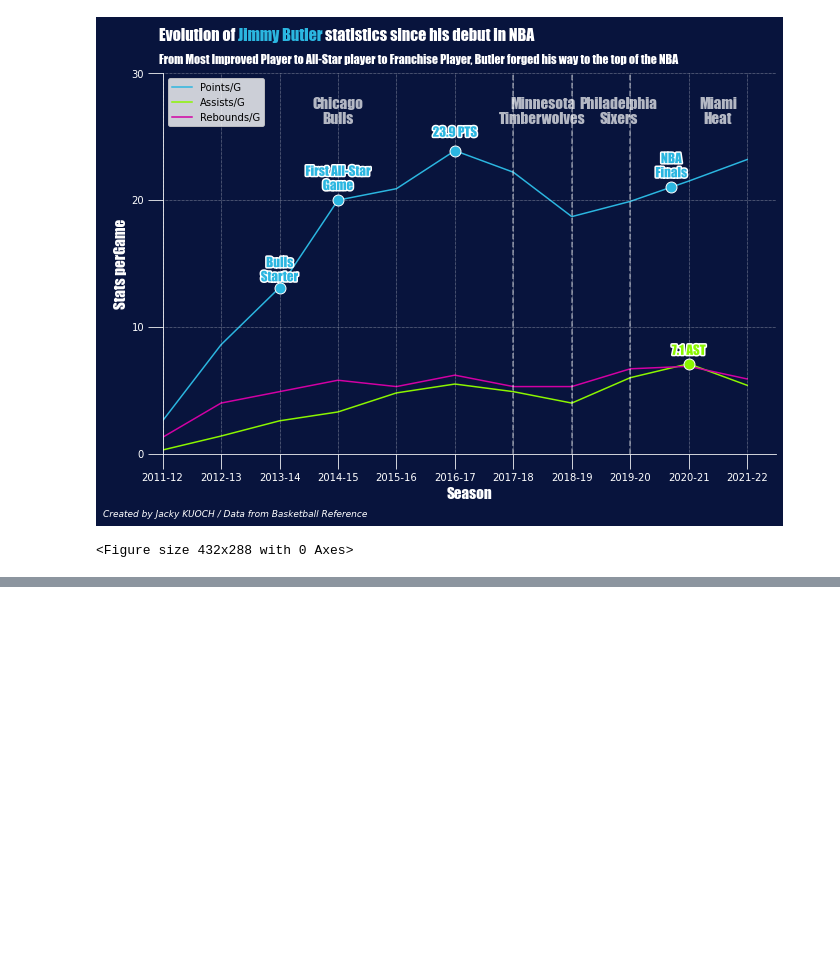
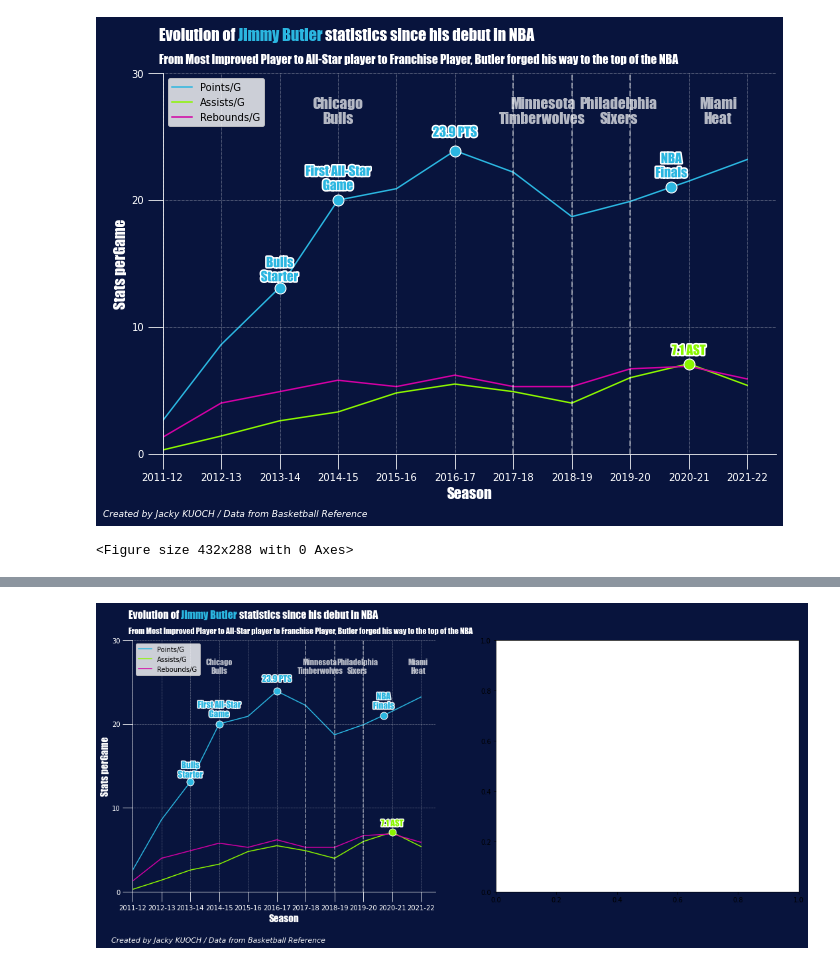
Before and after one commit to JackyKch/JimmyButler, a Jupyter notebook: coding/career_stats.ipynb, the cells around one changed output, grey strips where cells are left out. Drawn from its saved outputs; the diff is of its cells as text; code cells hidden in the pictures; blank space fills up the shorter version.

```diff
--- a/coding/career_stats.ipynb
+++ b/coding/career_stats.ipynb
@@ -136,0 +212,91 @@ plt.tight_layout()
+# %%
+fig,axs = plt.subplots(1,2,figsize = (18,7))
+
+#Add grid to the plot
+axs[0].grid(ls="dotted", lw="0.5", color="w", zorder=1)
+
+hfont = {'fontname':'Impact'}
+
+#Change the background color
+fig.set_facecolor("#08143D")
+axs[0].patch.set_facecolor("#08143D")
+
+#Change the ticks color
+axs[0].tick_params(colors="w", length=15)
+
+#Change the axes color
+axs[0].spines['bottom'].set_color("w")
+axs[0].spines['top'].set_visible(False)
+axs[0].spines['right'].set_visible(False)
+axs[0].spines['left'].set_color("w")
+
+# Plot the differents stats
+axs[0].plot(df['Season'], df['PTS'], zorder=0, color="#2bb6e0", label = "Points/G")
+axs[0].plot(df['Season'], df['AST'], zorder=0, color="#8BF600", label = "Assists/G")
+axs[0].plot(df['Season'], df['TRB'], zorder=0, color="#D200A4", label = "Rebounds/G")
+#plt.plot(df['Season'], df['FT'], zorder=0, color="#03D9E3", label = "FT/G")
+
+# Set the ticks
+plt.sca(axs[0])
+plt.yticks([0,10,20,30])
+axs[0].set_ylim(0,30)
+plt.xlim(xmin='2011-12')
+
+# Axes Label
+axs[0].set_xlabel("Season", color="w", fontsize=15 , **hfont)
+axs[0].set_ylabel("Stats perGame", color="w", fontsize=15 , **hfont)
+
+# Title and credits
+fig_text(0.12,0.97, s="Evolution of <Jimmy Butler> statistics since his debut in NBA\n", highlight_textprops=[{"color": '#2bb6e0'}], fontsize = 16, fontweight = "bold", color = "w", **hfont)
+fig.text(0.12,0.9, "From Most Improved Player to All-Star player to Franchise Player, Butler forged his way to the top of the NBA", fontsize = 12, fontweight="light", color = "w", **hfont)
+fig.text(0.1, -0.025, "Created by Jacky KUOCH / Data from Basketball Reference",fontstyle="italic",fontsize=11, color="w")
+
+
+# Split the graph in four parts for each team he played for
+axs[0].axvline(x='2017-18', color="w", linestyle = '--', alpha = 0.5, zorder =3)
+axs[0].axvline(x='2018-19', color="w", linestyle = '--', alpha = 0.5, zorder =3)
+axs[0].axvline(x='2019-20', color="w", linestyle = '--', alpha = 0.5, zorder =3)
+
+## Chicago Bulls
+axs[0].text('2014-15', 26, "Chicago\nBulls", fontsize=12, ha="center", color="w",alpha = 0.7, zorder =2, **hfont)
+## Minnesota Timberwolves
+axs[0].text(6.5, 26, "Minnesota\nTimberwolves", fontsize=12, ha="center", color="w",alpha = 0.7 ,zorder =2, **hfont)
+## Philadelphia Sixers
+axs[0].text(7.8, 26, "Philadelphia\nSixers", fontsize=12, ha="center", color="w",alpha = 0.7 ,zorder =2, **hfont)
+## Miami Heat
+axs[0].text(9.9, 26, "Miami\nHeat", fontsize=12, ha="center", color="w",alpha = 0.7,zorder =2, **hfont)
+
+# Add points on key dates
+
+## Highest Average Points
+axs[0].scatter(x='2016-17',y=23.9, s=120, color="#2bb6e0", edgecolors="w", lw=1, zorder=3 )
+ptsmax = axs[0].text(x='2016-17', y=25, s="23.9 PTS", fontsize=13, ha="center", color="#2bb6e0", **hfont)
+ptsmax.set_path_effects([path_effects.withStroke(linewidth=3, foreground="w")])
+
+## Highest Average Assists
+axs[0].scatter(x='2020-21',y=7.1, s=120, color="#8BF600", edgecolors="w", lw=1, zorder=3 )
+astmax = axs[0].text(x='2020-21', y=7.8, s="7.1 AST", fontsize=13, ha="center", color="#8BF600", **hfont)
+astmax.set_path_effects([path_effects.withStroke(linewidth=3, foreground="w")])
+
+## First All-Star Game
+axs[0].scatter(x='2014-15',y=20, s=120, color="#2bb6e0", edgecolors="w", lw=1, zorder=3 )
+asg = axs[0].text(x='2014-15', y=20.8, s="First All-Star\nGame", fontsize=13, ha="center", color="#2bb6e0", **hfont)
+asg.set_path_effects([path_effects.withStroke(linewidth=3, foreground="w")])
+
+## Became Starter
+axs[0].scatter(x='2013-14',y=13.1, s=120, color="#2bb6e0", edgecolors="w", lw=1, zorder=3 )
+starter = axs[0].text(x='2013-14', y=13.6, s="Bulls\nStarter", fontsize=13, ha="center", color="#2bb6e0", **hfont)
+starter.set_path_effects([path_effects.withStroke(linewidth=3, foreground="w")])
+
+## NBA Finals
+axs[0].scatter(x=8.7,y=21, s=120, color="#2bb6e0", edgecolors="w", lw=1, zorder=3 )
+finals = axs[0].text(x=8.7, y=21.8, s="NBA\nFinals", fontsize=13, ha="center", color="#2bb6e0", **hfont)
+finals.set_path_effects([path_effects.withStroke(linewidth=3, foreground="w")])
+
+#Add legend
+axs[0].legend(loc='upper left')
+
+plt.show()
+plt.tight_layout()
+# %% [output]
+[figure, added]
```
Also changed, not shown: parts of 3 cells of this notebook.
